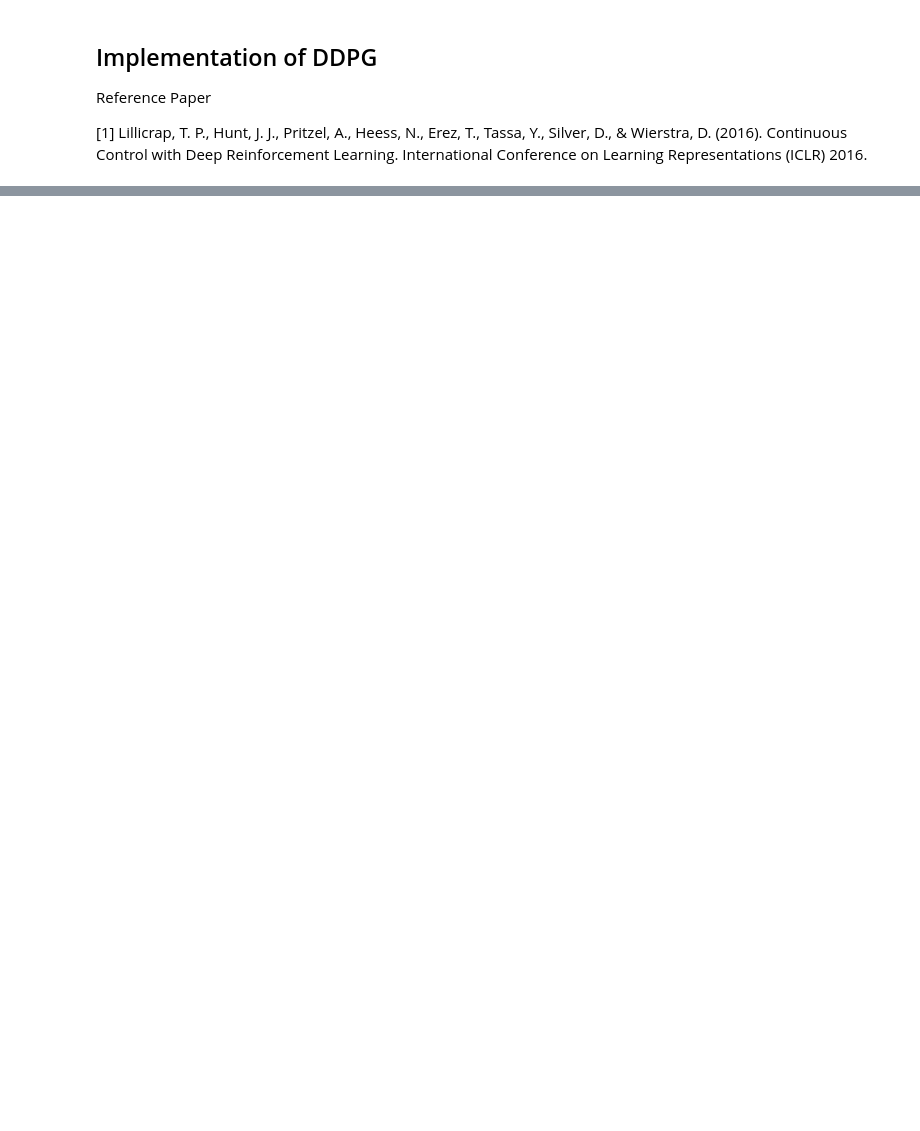
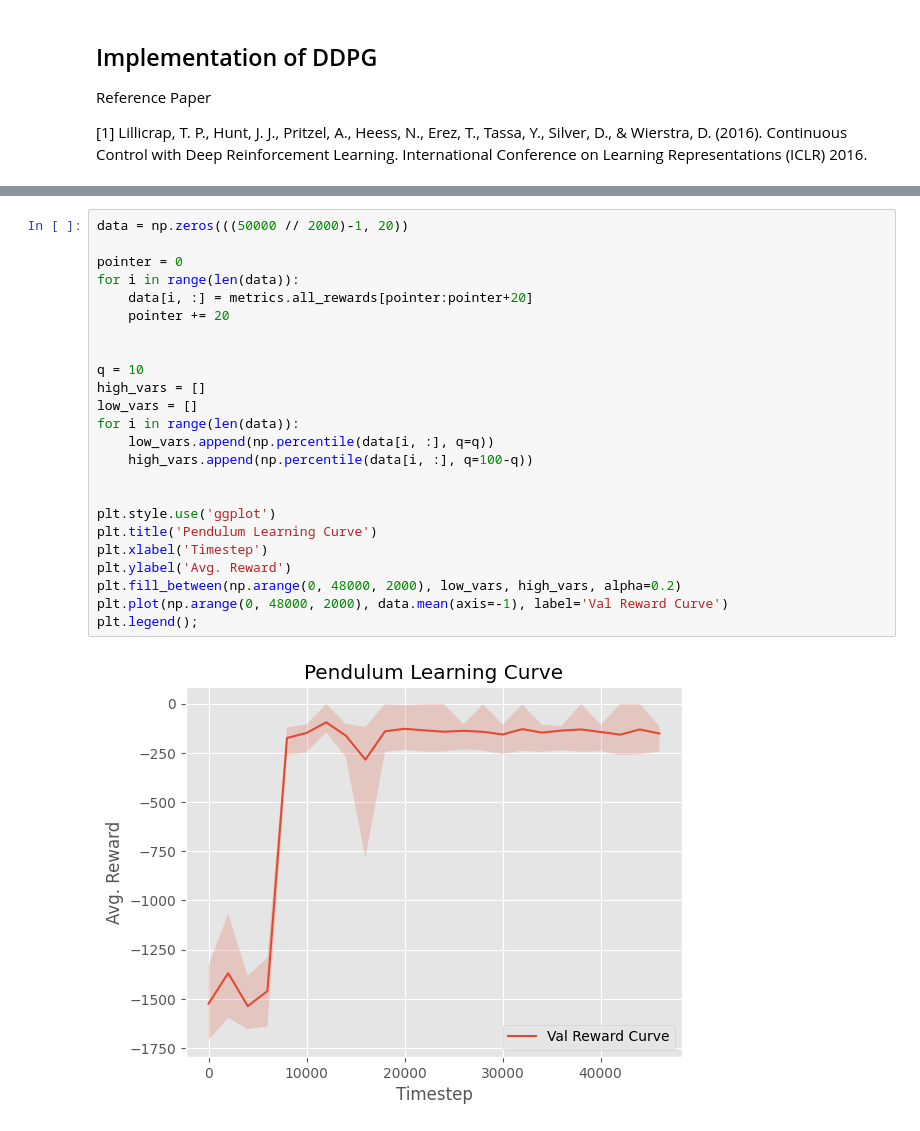
Before and after one commit to aryangarg794/DDPG, a Jupyter notebook: notebooks/ddpg.ipynb, the cells around one changed output, grey strips where cells are left out. Saved outputs shown, nothing was run; the diff lists cells and outputs as text; blank space fills up the shorter version.

```diff
--- a/notebooks/ddpg.ipynb
+++ b/notebooks/ddpg.ipynb
@@ -280,0 +380,26 @@ actor, critic, metrics = train(env, device=device, val_freq=5000)
+# %%
+data = np.zeros(((50000 // 2000)-1, 20))
+
+pointer = 0
+for i in range(len(data)):
+    data[i, :] = metrics.all_rewards[pointer:pointer+20]
+    pointer += 20
+
+
+q = 10
+high_vars = []
+low_vars = []
+for i in range(len(data)):
+    low_vars.append(np.percentile(data[i, :], q=q))
+    high_vars.append(np.percentile(data[i, :], q=100-q))
+
+
+plt.style.use('ggplot')
+plt.title('Pendulum Learning Curve')
+plt.xlabel('Timestep')
+plt.ylabel('Avg. Reward')
+plt.fill_between(np.arange(0, 48000, 2000), low_vars, high_vars, alpha=0.2)
+plt.plot(np.arange(0, 48000, 2000), data.mean(axis=-1), label='Val Reward Curve')
+plt.legend();
+# %% [output]
+[figure, added]
```
Also changed, not shown: parts of 13 cells of this notebook, 14 other files.
